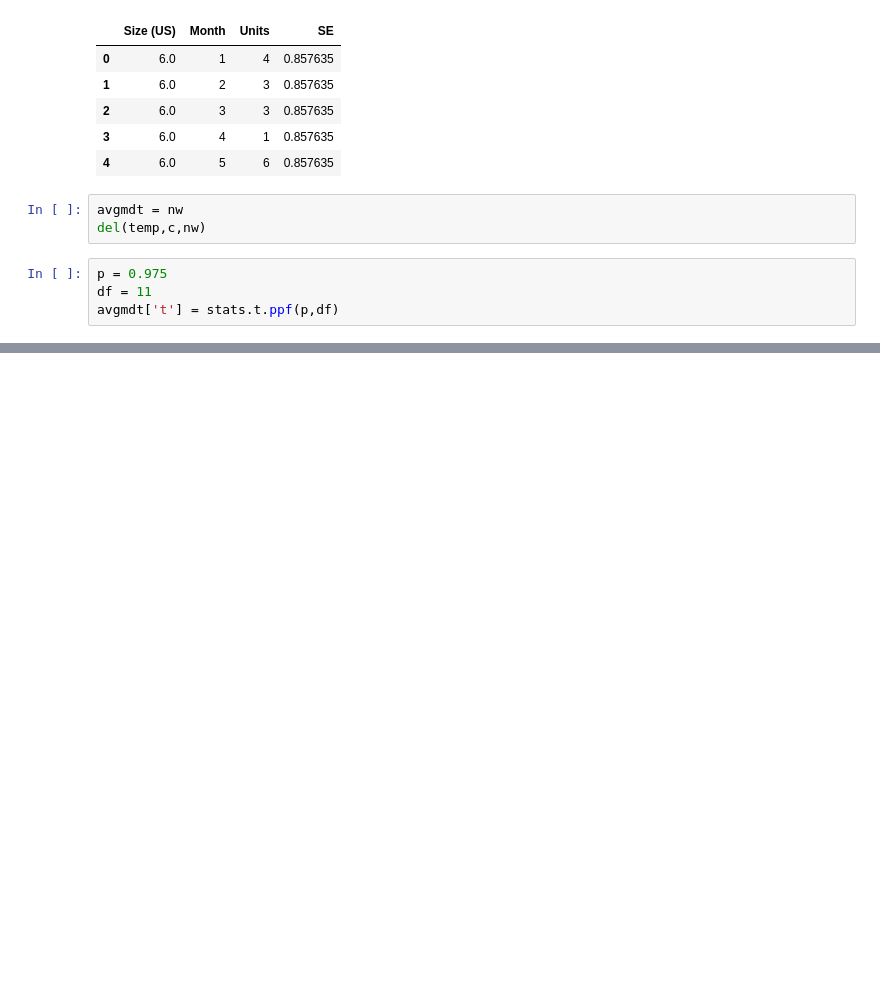
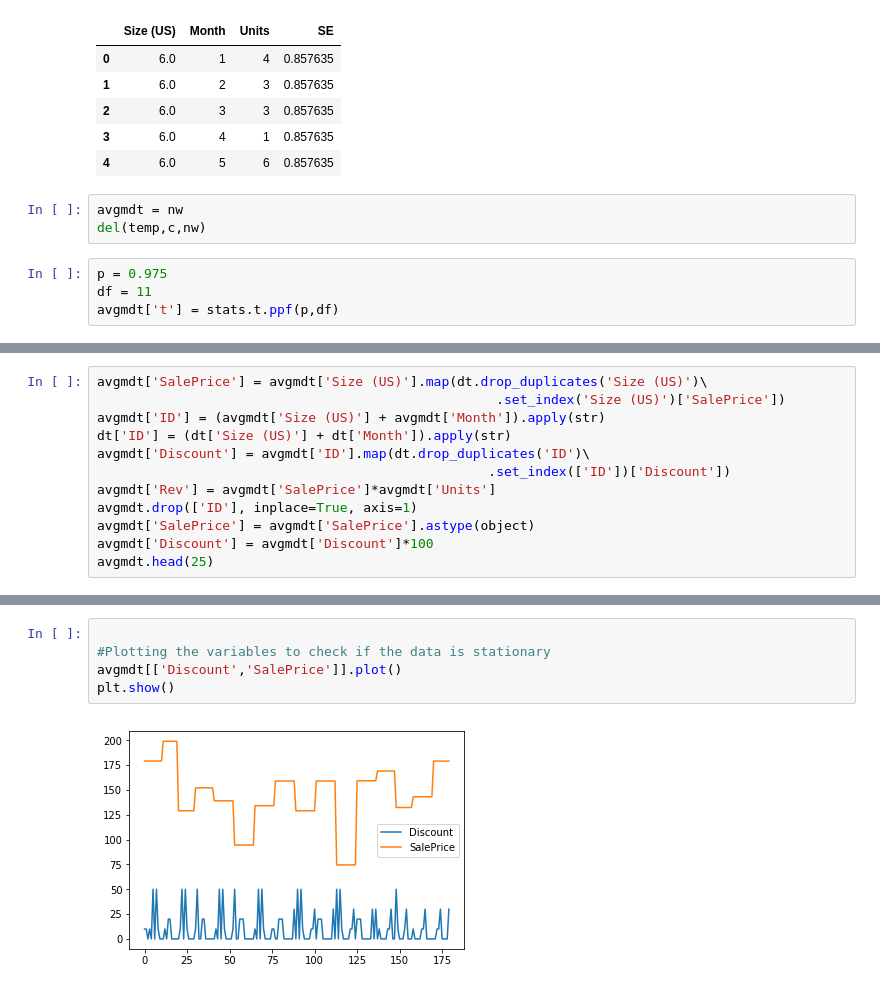
Before and after one commit to ParthRaj22/Demand-Forecasting, a Jupyter notebook: Demand forecast.ipynb, the cells around one changed output, grey strips where cells are left out. Cells and saved outputs as stored; diff of their text form; blank space fills up the shorter version.

```diff
--- a/Demand forecast.ipynb
+++ b/Demand forecast.ipynb
@@ -140,0 +121,12 @@ avgmdt.head(25)
+# %%
+avgmdt['SalePrice'] = avgmdt['Size (US)'].map(dt.drop_duplicates('Size (US)')\
+                                                   .set_index('Size (US)')['SalePrice'])
+avgmdt['ID'] = (avgmdt['Size (US)'] + avgmdt['Month']).apply(str)
+dt['ID'] = (dt['Size (US)'] + dt['Month']).apply(str)
+avgmdt['Discount'] = avgmdt['ID'].map(dt.drop_duplicates('ID')\
+                                                  .set_index(['ID'])['Discount'])
+avgmdt['Rev'] = avgmdt['SalePrice']*avgmdt['Units']
+avgmdt.drop(['ID'], inplace=True, axis=1)
+avgmdt['SalePrice'] = avgmdt['SalePrice'].astype(object)
+avgmdt['Discount'] = avgmdt['Discount']*100
+avgmdt.head(25)
@@ -140,0 +151,7 @@ avgmdt.head(25)
+# %%
+
+#Plotting the variables to check if the data is stationary
+avgmdt[['Discount','SalePrice']].plot()
+plt.show()
+# %% [output]
+[figure, added]
```
Also changed, not shown: parts of 6 cells of this notebook.
